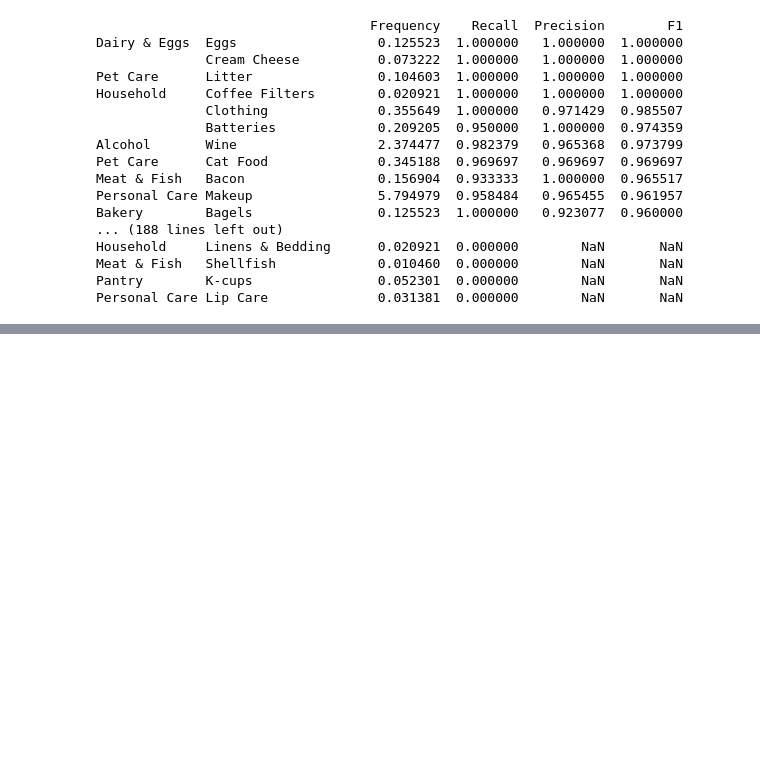
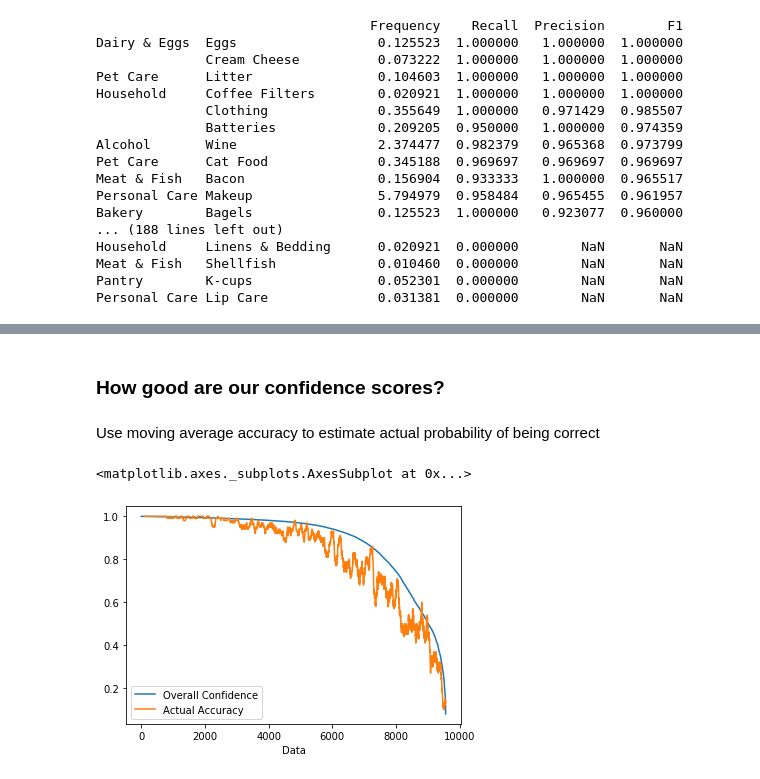
Before and after one commit to AbhiSivaprasad/doordash-ml, a Jupyter notebook: notebooks/Abhi - Predictions.ipynb, the cells around one changed output, grey strips where cells are left out. Cells and saved outputs as stored; diff of their text form; code cells hidden in the pictures; blank space fills up the shorter version.

```diff
--- a/notebooks/Abhi - Predictions.ipynb
+++ b/notebooks/Abhi - Predictions.ipynb
@@ -236,0 +274,17 @@ sorted_class_scores.F1.sum()
+# %% [markdown]
+### How good are our confidence scores?
+# %% [markdown]
+Use moving average accuracy to estimate actual probability of being correct
+# %%
+# Will produce NaNs at ends
+moving_average = sorted_scores.rolling(window=100).mean()
+
+# put in df to plot
+pd.DataFrame({
+    "Overall Confidence": overall_confidence_sorted_results["Overall Confidence"],
+    "Actual Accuracy": moving_average,
+    "Data": np.arange(1, len(results) + 1)
+}).plot("Data", ["Overall Confidence", "Actual Accuracy"])
+# %% [output]
+<matplotlib.axes._subplots.AxesSubplot at 0x...>
+[figure, added]
```
Also changed, not shown: parts of 11 cells of this notebook, 1 other file.
